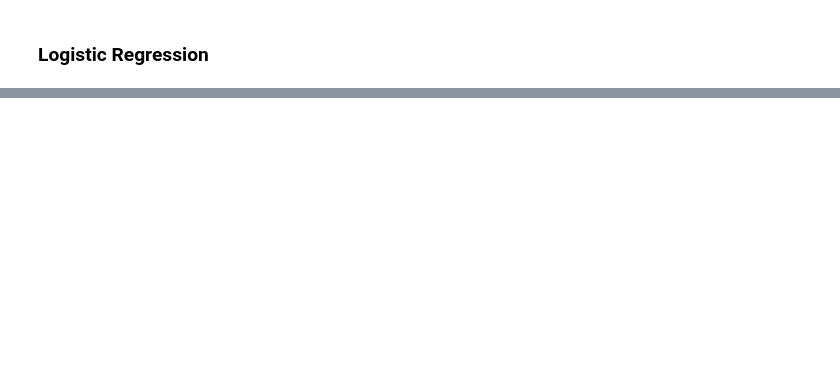
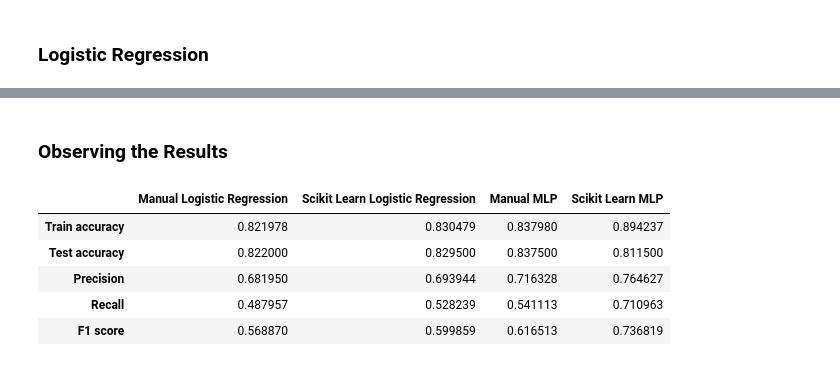
Before and after one commit to mateidumitrescu/tema2_IA, a Jupyter notebook: salary.ipynb, the cells around one changed output, grey strips where cells are left out. Drawn from its saved outputs; the diff is of its cells as text; code cells hidden in the pictures; blank space fills up the shorter version.

```diff
--- a/salary.ipynb
+++ b/salary.ipynb
@@ -796,0 +1136,18 @@ ValueError: shapes (9999,64) and (65,) not aligned: 64 (dim 1) != 65 (dim 0)
+# %% [markdown]
+### Observing the Results
+# %%
+results_df = pd.DataFrame(results).T
+
+def highlight_max(s):
+    is_max = s == s.max()
+    return ['color: green' if v else '' for v in is_max]
+
+res = results_df.transpose()
+res.style.apply(highlight_max, axis=1)
+# %% [output]
+|  | Manual Logistic Regression | Scikit Learn Logistic Regression | Manual MLP | Scikit Learn MLP |
+| Train accuracy | 0.821978 | 0.830479 | 0.837980 | 0.894237 |
+| Test accuracy | 0.822000 | 0.829500 | 0.837500 | 0.811500 |
+| Precision | 0.681950 | 0.693944 | 0.716328 | 0.764627 |
+| Recall | 0.487957 | 0.528239 | 0.541113 | 0.710963 |
+| F1 score | 0.568870 | 0.599859 | 0.616513 | 0.736819 |
```
Also changed, not shown: parts of 17 cells of this notebook.
